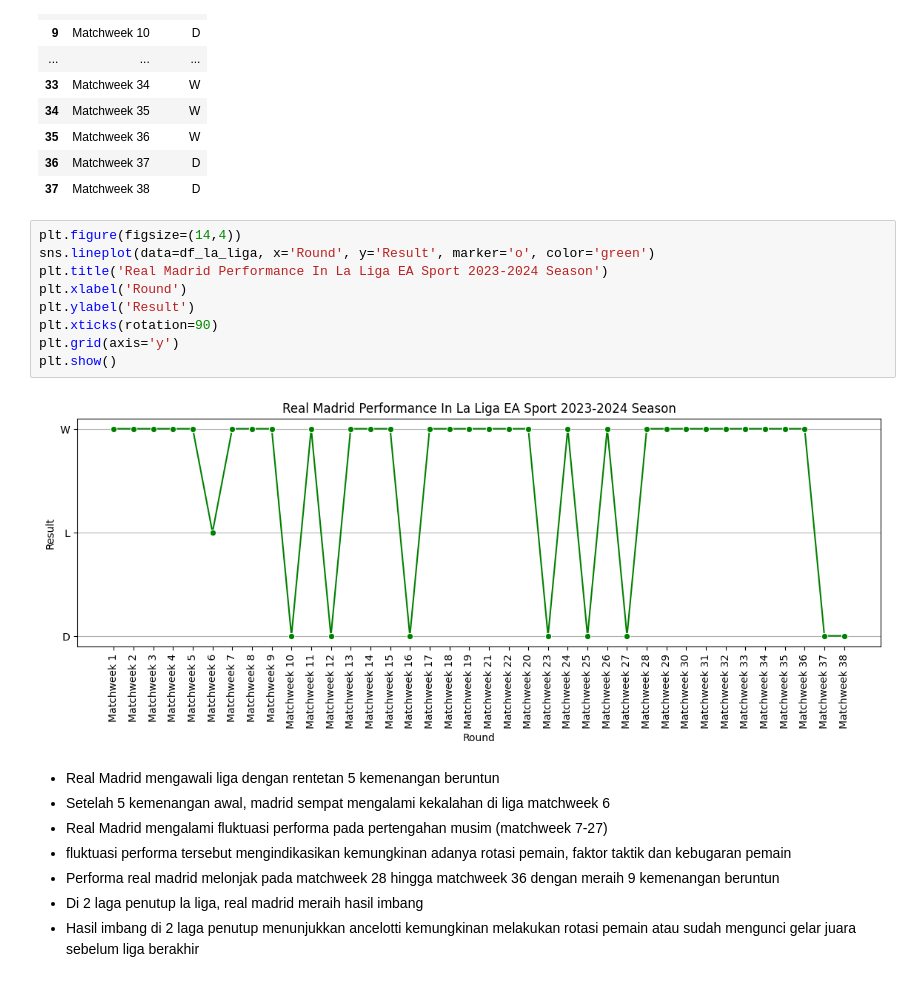
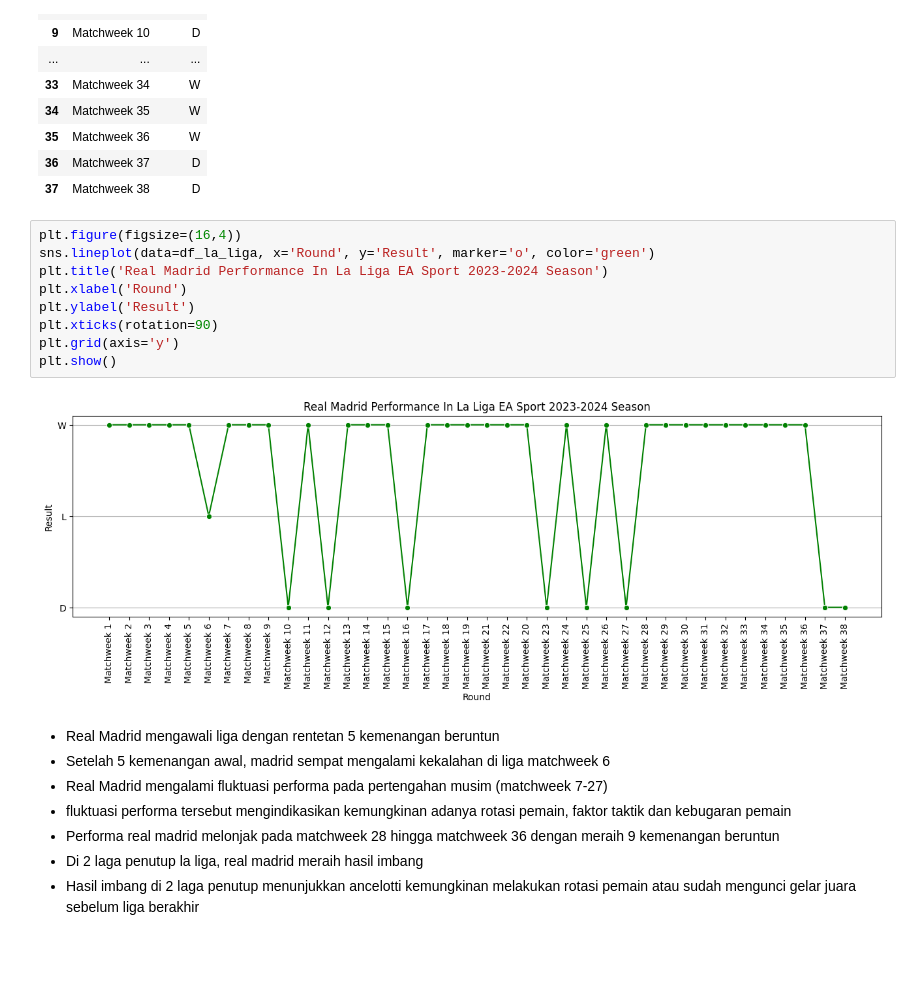
Before and after one commit to HeavyCrow1203/Analysis-Of-Real-Madrid-Performance, a Jupyter notebook: Real_Madrid_Performance_season_2023_2024.ipynb, the cells around one changed output. Saved outputs shown, nothing was run; the diff lists cells and outputs as text; blank space fills up the shorter version.

```diff
--- a/Real_Madrid_Performance_season_2023_2024.ipynb
+++ b/Real_Madrid_Performance_season_2023_2024.ipynb
@@ -446,16 +446,16 @@ df_la_liga
 | 36 | Matchweek 37 | D |
 | 37 | Matchweek 38 | D |
 # %%
-plt.figure(figsize=(14,4))
+plt.figure(figsize=(16,4))
 sns.lineplot(data=df_la_liga, x='Round', y='Result', marker='o', color='green')
 plt.title('Real Madrid Performance In La Liga EA Sport 2023-2024 Season')
 plt.xlabel('Round')
 plt.ylabel('Result')
 plt.xticks(rotation=90)
 plt.grid(axis='y')
 plt.show()
 # %% [output]
-[figure, old version]
+[figure, new version]
 # %% [markdown]
 - Real Madrid mengawali liga dengan rentetan 5 kemenangan beruntun
 - Setelah 5 kemenangan awal, madrid sempat mengalami kekalahan di liga matchweek 6
```
Also changed, not shown: parts of 10 cells of this notebook.
